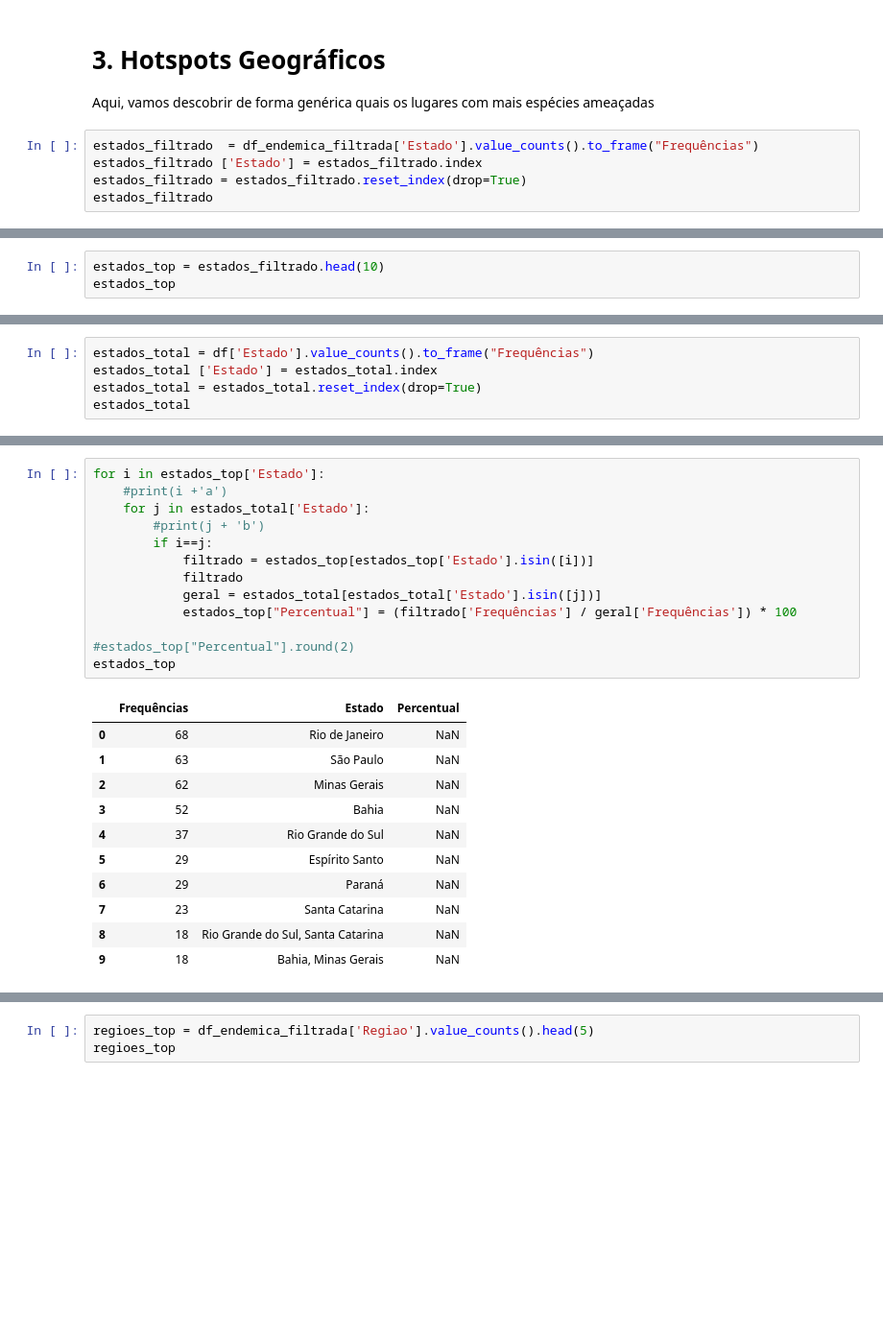
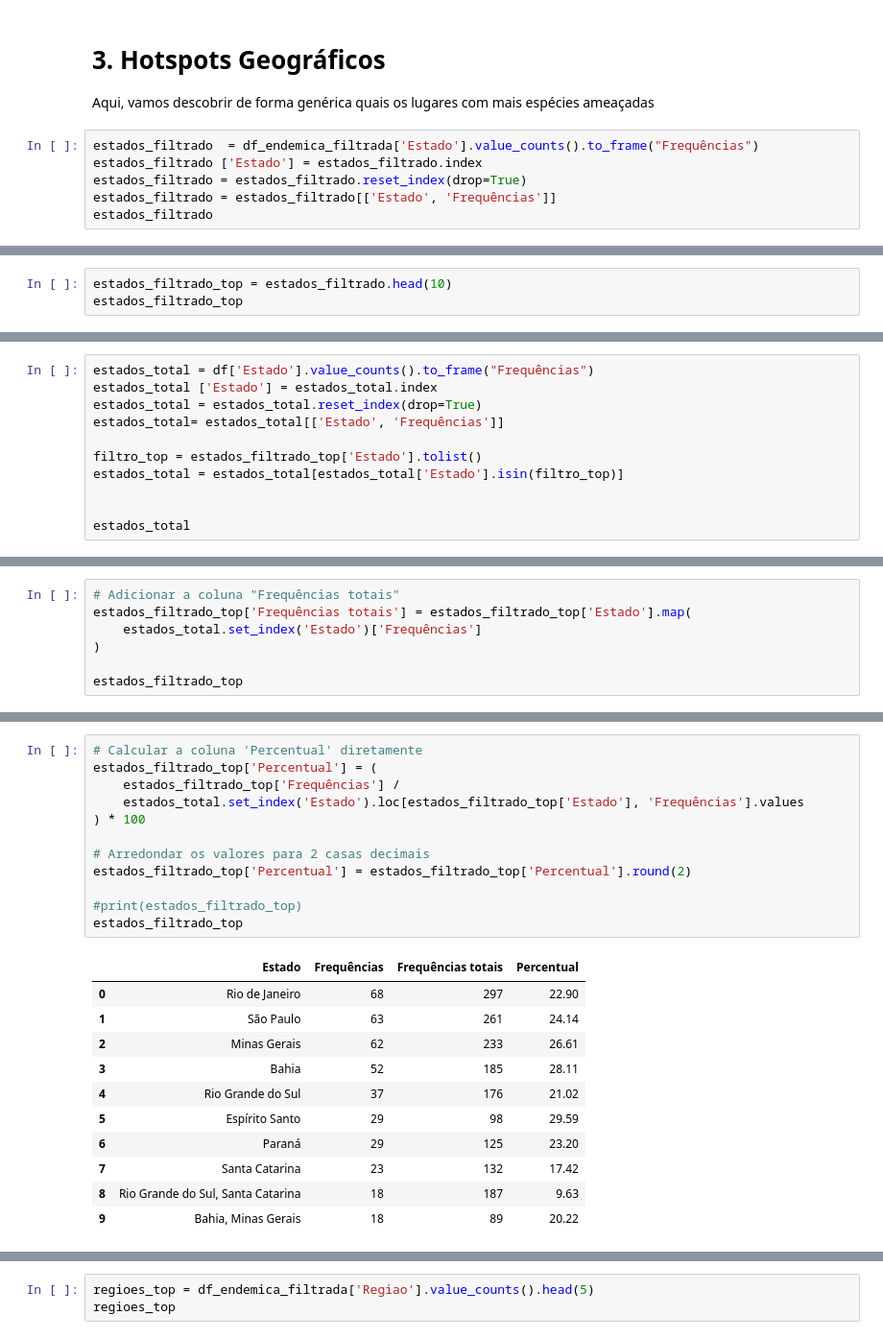
Before and after one commit to Carrascofs/analise-biodiversidade-mata-atlantica, a Jupyter notebook: notebooks/01_limpeza_e_exploracao.ipynb, the cells around one changed output, grey strips where cells are left out. Shown at 96% size. Saved outputs shown, nothing was run; the diff lists cells and outputs as text; blank space fills up the shorter version.

Commit message:
adicionei o gráfico com valores percentuais para espécies por estado, falta fazer o mesmo para região

```diff
--- a/notebooks/01_limpeza_e_exploracao.ipynb
+++ b/notebooks/01_limpeza_e_exploracao.ipynb
@@ -395,5 +393,6 @@ Aqui, vamos descobrir de forma genérica quais os lugares com mais espécies ame
 estados_filtrado  = df_endemica_filtrada['Estado'].value_counts().to_frame("Frequências")
 estados_filtrado ['Estado'] = estados_filtrado.index
 estados_filtrado = estados_filtrado.reset_index(drop=True)
+estados_filtrado = estados_filtrado[['Estado', 'Frequências']]
 estados_filtrado
 # %% [output]
@@ -412,5 +411,5 @@ estados_filtrado
 203 rows × 2 columns
 # %%
-estados_top = estados_filtrado.head(10)
-estados_top
+estados_filtrado_top = estados_filtrado.head(10)
+estados_filtrado_top
 # %% [output]
@@ -444,5 +437,11 @@ Name: Rio de Janeiro, dtype: float64
 estados_total = df['Estado'].value_counts().to_frame("Frequências")
 estados_total ['Estado'] = estados_total.index
 estados_total = estados_total.reset_index(drop=True)
+estados_total= estados_total[['Estado', 'Frequências']]
+
+filtro_top = estados_filtrado_top['Estado'].tolist()
+estados_total = estados_total[estados_total['Estado'].isin(filtro_top)]
+
+
 estados_total
 # %% [output]
@@ -461,0 +459,7 @@ estados_total
+# %%
+# Adicionar a coluna "Frequências totais"
+estados_filtrado_top['Frequências totais'] = estados_filtrado_top['Estado'].map(
+    estados_total.set_index('Estado')['Frequências']
+)
+
+estados_filtrado_top
@@ -462,25 +478,24 @@ estados_total
 # %%
-for i in estados_top['Estado']:
-    #print(i +'a')
-    for j in estados_total['Estado']:
-        #print(j + 'b')
-        if i==j:
-            filtrado = estados_top[estados_top['Estado'].isin([i])]
-            filtrado
-            geral = estados_total[estados_total['Estado'].isin([j])]
-            estados_top["Percentual"] = (filtrado['Frequências'] / geral['Frequências']) * 100
+# Calcular a coluna 'Percentual' diretamente
+estados_filtrado_top['Percentual'] = (
+    estados_filtrado_top['Frequências'] /
+    estados_total.set_index('Estado').loc[estados_filtrado_top['Estado'], 'Frequências'].values
+) * 100
 
-#estados_top["Percentual"].round(2)
-estados_top
+# Arredondar os valores para 2 casas decimais
+estados_filtrado_top['Percentual'] = estados_filtrado_top['Percentual'].round(2)
+
+#print(estados_filtrado_top)
+estados_filtrado_top
 # %% [output]
-|  | Frequências | Estado | Percentual |
-| 0 | 68 | Rio de Janeiro | NaN |
-| 1 | 63 | São Paulo | NaN |
-| 2 | 62 | Minas Gerais | NaN |
-| 3 | 52 | Bahia | NaN |
-| 4 | 37 | Rio Grande do Sul | NaN |
-| 5 | 29 | Espírito Santo | NaN |
-| 6 | 29 | Paraná | NaN |
-| 7 | 23 | Santa Catarina | NaN |
-| 8 | 18 | Rio Grande do Sul, Santa Catarina | NaN |
-| 9 | 18 | Bahia, Minas Gerais | NaN |
+|  | Estado | Frequências | Frequências totais | Percentual |
+| 0 | Rio de Janeiro | 68 | 297 | 22.90 |
+| 1 | São Paulo | 63 | 261 | 24.14 |
+| 2 | Minas Gerais | 62 | 233 | 26.61 |
+| 3 | Bahia | 52 | 185 | 28.11 |
+| 4 | Rio Grande do Sul | 37 | 176 | 21.02 |
+| 5 | Espírito Santo | 29 | 98 | 29.59 |
+| 6 | Paraná | 29 | 125 | 23.20 |
+| 7 | Santa Catarina | 23 | 132 | 17.42 |
+| 8 | Rio Grande do Sul, Santa Catarina | 18 | 187 | 9.63 |
+| 9 | Bahia, Minas Gerais | 18 | 89 | 20.22 |
```
Also changed, not shown: parts of 10 cells of this notebook.
